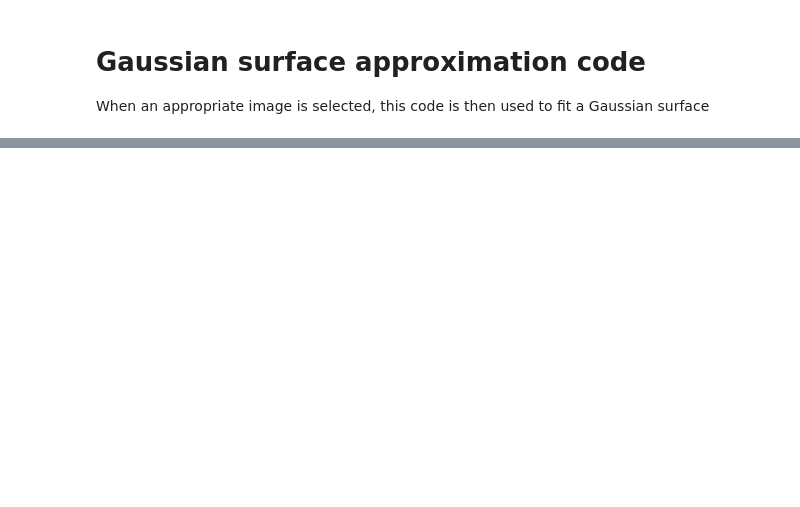
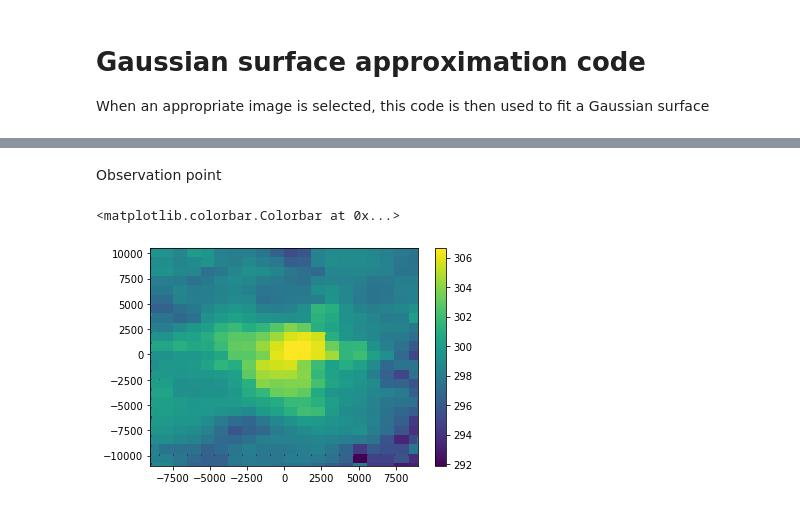
Before and after one commit to SarahBerk-github/MODIS_Gaussian, a Jupyter notebook: GSA_Code_2020_12.ipynb, the cells around one changed output, grey strips where cells are left out. Cells and saved outputs as stored; diff of their text form; code cells hidden in the pictures; blank space fills up the shorter version.

```diff
--- a/GSA_Code_2020_12.ipynb
+++ b/GSA_Code_2020_12.ipynb
@@ -246,0 +377,21 @@ plt.colorbar()
+# %% [markdown]
+Observation point
+# %%
+#################### OBSERVATION POINT #######################
+#Check points by plotting
+#specify x,y,LSTs
+x= gdf2.x_points
+y= gdf2.y_points
+LST = gdf2.LST_day
+
+#get the points into the correct format
+X,Y = np.meshgrid(x,y)
+Z = scipy.interpolate.griddata((x, y), LST, (X,Y), method='nearest')
+
+#Make plot
+#Colour mesh plot
+plt.pcolormesh(X,Y,Z)
+plt.colorbar()
+# %% [output]
+<matplotlib.colorbar.Colorbar at 0x...>
+[figure, added]
```
Also changed, not shown: parts of 14 cells of this notebook, 2 other files.
